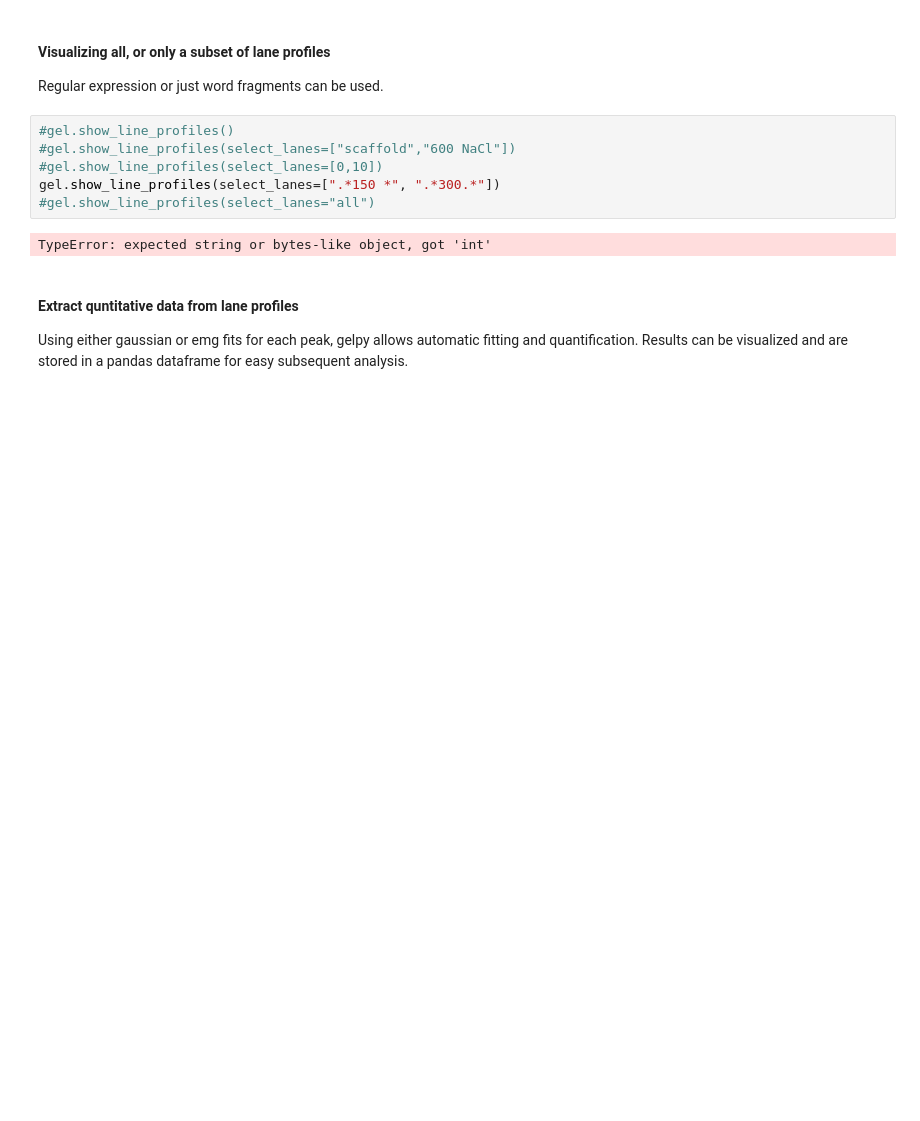
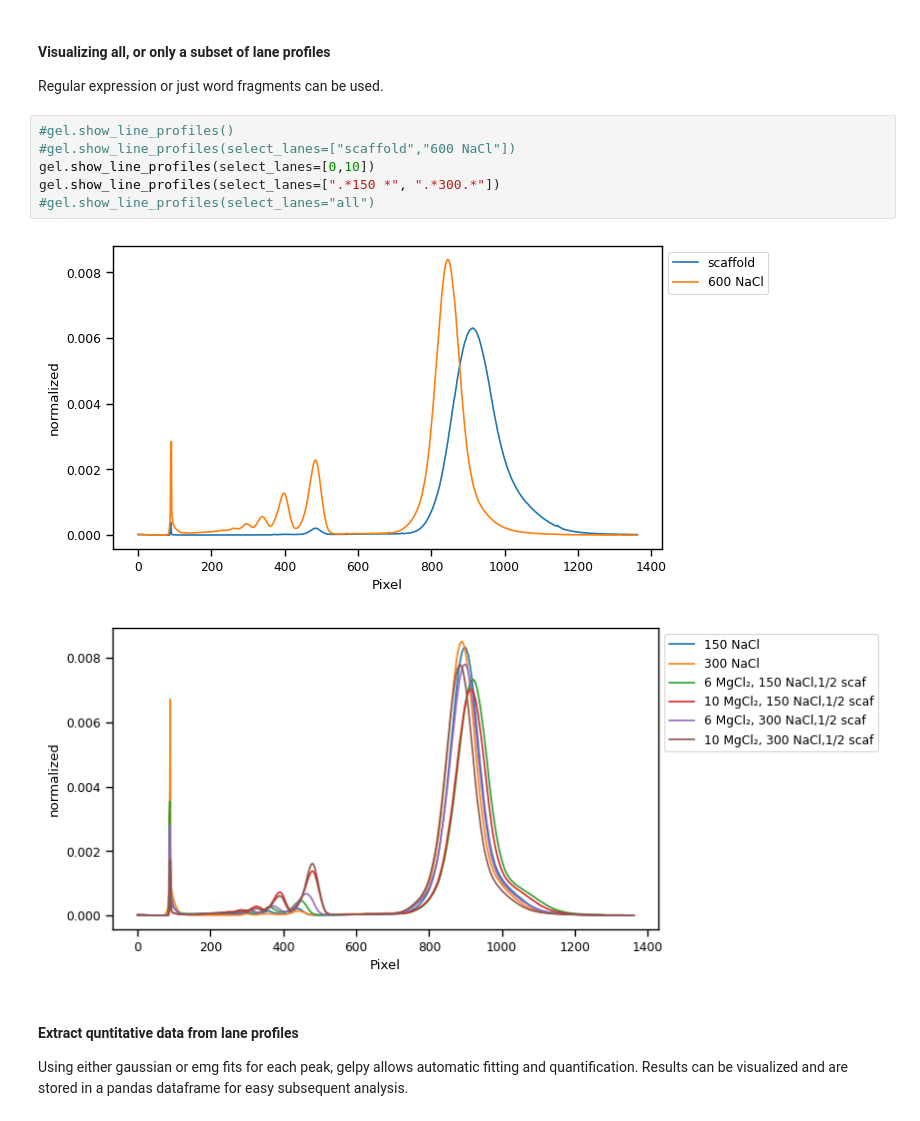
Before and after one commit to ckarfusehr/gelpy, a Jupyter notebook: examples/feature_demo.ipynb, the cells around one changed output. Drawn from its saved outputs; the diff is of its cells as text; blank space fills up the shorter version.

```diff
--- a/examples/feature_demo.ipynb
+++ b/examples/feature_demo.ipynb
@@ -76,11 +79,12 @@ Regular expression or just word fragments can be used.
 # %%
 #gel.show_line_profiles()
 #gel.show_line_profiles(select_lanes=["scaffold","600 NaCl"])
-#gel.show_line_profiles(select_lanes=[0,10])
+gel.show_line_profiles(select_lanes=[0,10])
 gel.show_line_profiles(select_lanes=[".*150 *", ".*300.*"])
 #gel.show_line_profiles(select_lanes="all")
 # %% [output]
-TypeError: expected string or bytes-like object, got 'int'
+[figure, added]
+[figure, added]
 # %% [markdown]
 #### Extract quntitative data from lane profiles
 
```
Also changed, not shown: parts of 8 cells of this notebook, 2 other files.
